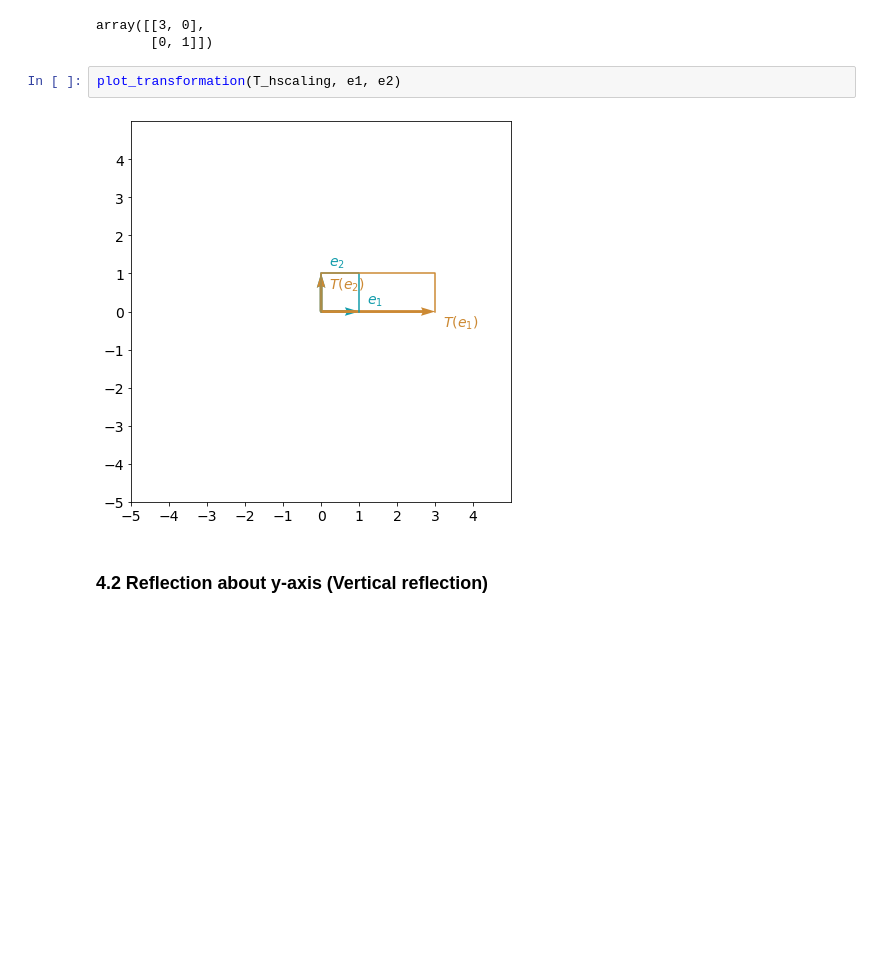
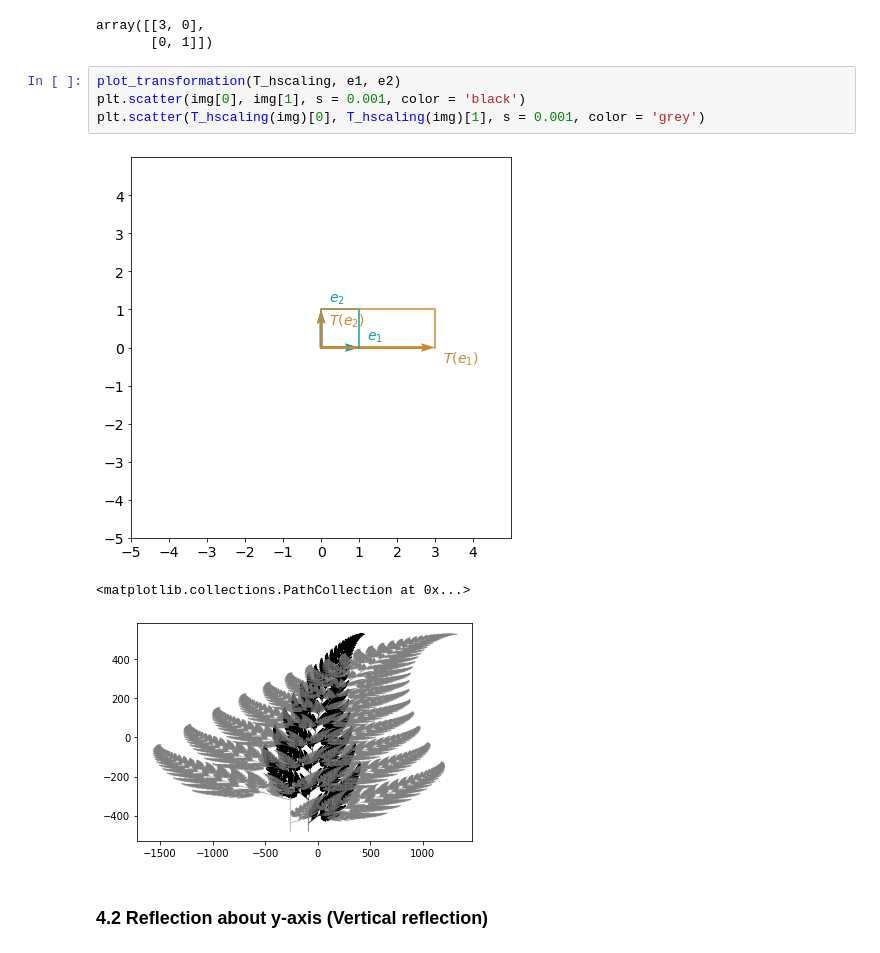
Before and after one commit to anbinh-bui/Linear-Algebra-DeepLearning.AI, a Jupyter notebook: Week 3-3.ipynb, the cells around one changed output. Cells and saved outputs as stored; diff of their text form; blank space fills up the shorter version.

```diff
--- a/Week 3-3.ipynb
+++ b/Week 3-3.ipynb
@@ -132,10 +140,14 @@ transform_vectors(T_hscaling, e1, e2)
 # %% [output]
 array([[3, 0],
        [0, 1]])
-# %%
-plot_transformation(T_hscaling, e1, e2)
-# %% [output]
-[figure, removed]
+# %%
+plot_transformation(T_hscaling, e1, e2)
+plt.scatter(img[0], img[1], s = 0.001, color = 'black')
+plt.scatter(T_hscaling(img)[0], T_hscaling(img)[1], s = 0.001, color = 'grey')
+# %% [output]
+[figure, added]
+<matplotlib.collections.PathCollection at 0x...>
+[figure, added]
 # %% [markdown]
 ### 4.2 Reflection about y-axis (Vertical reflection)
 # %%
```
Also changed, not shown: parts of 13 cells of this notebook, 2 other files.
